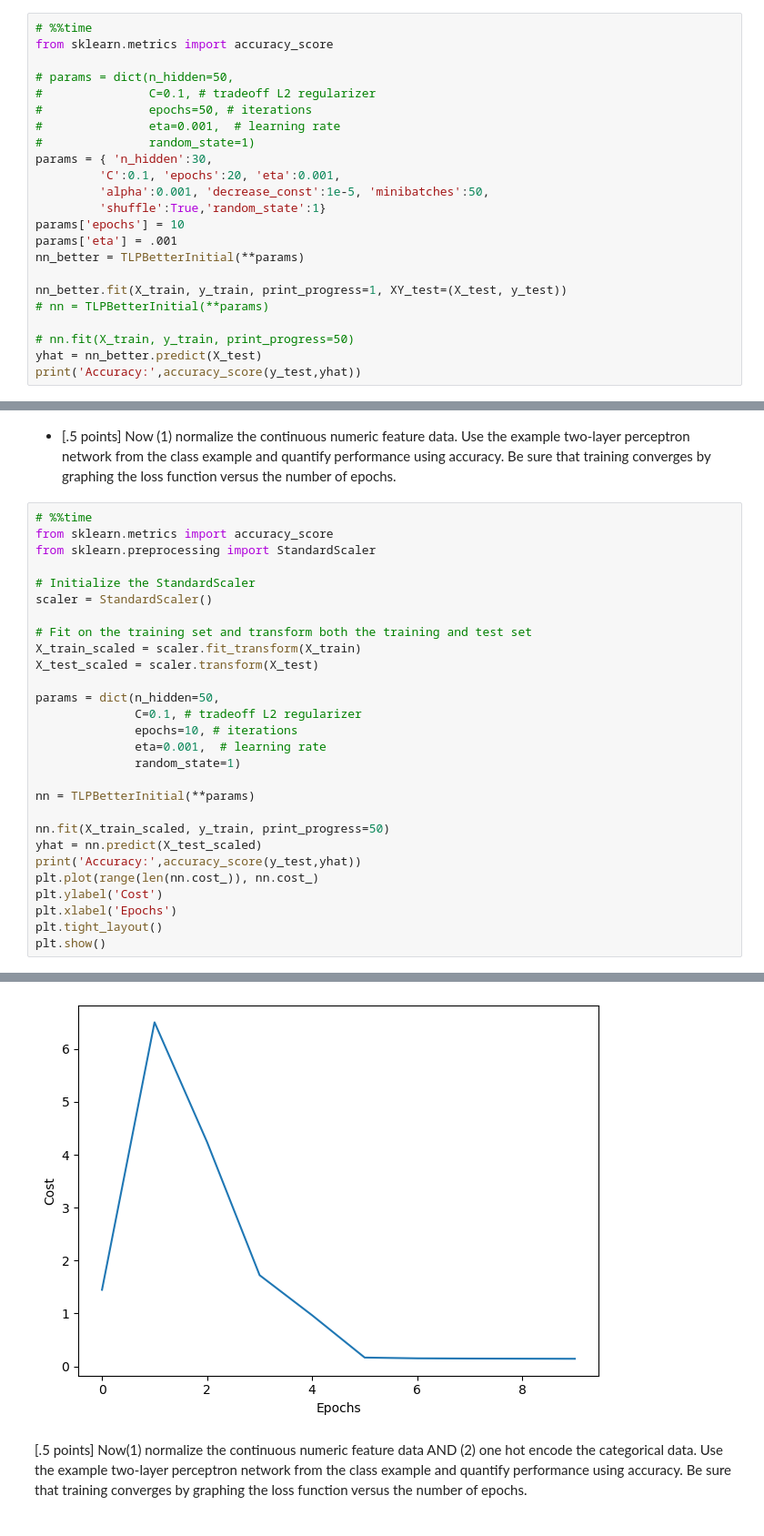
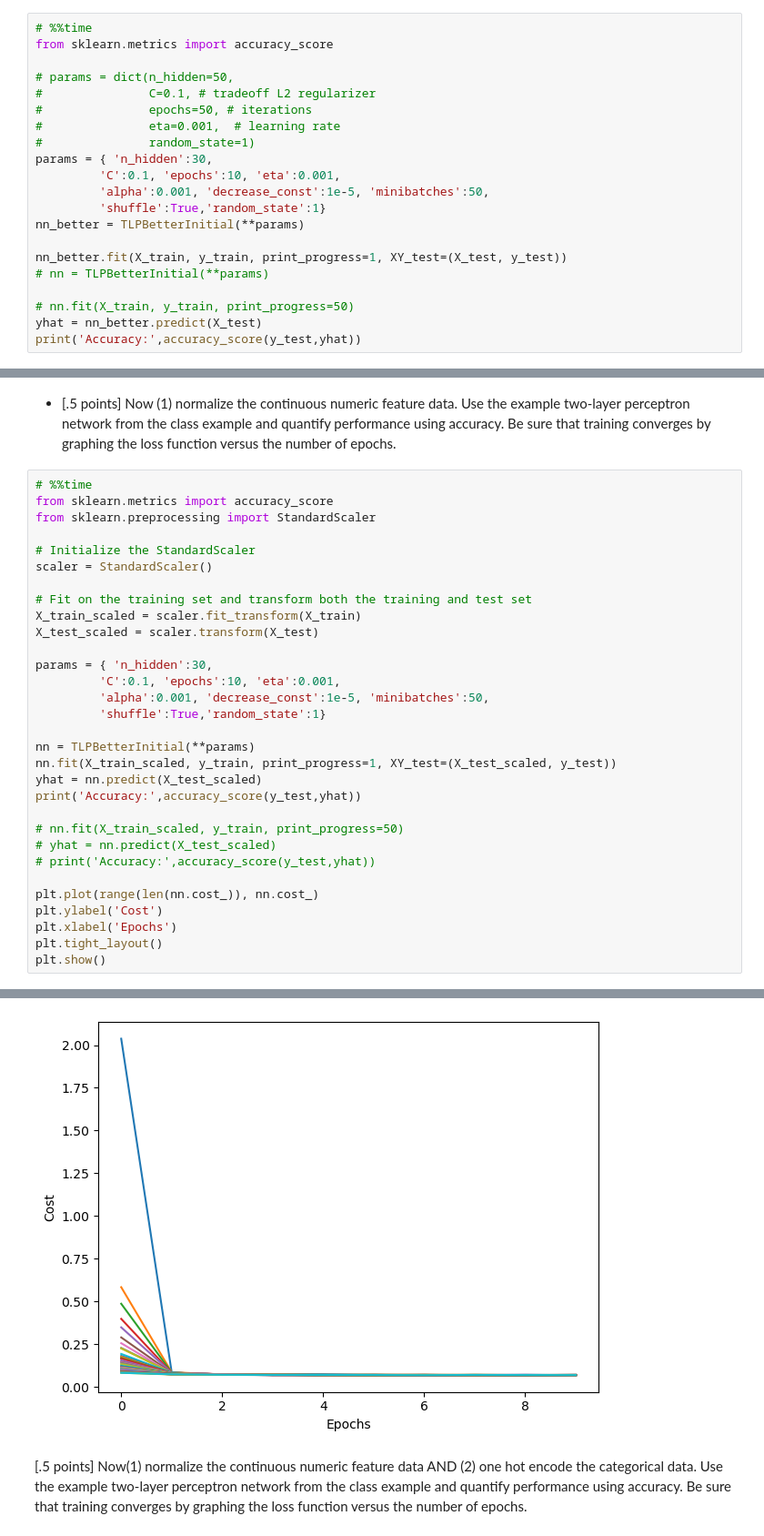
Before and after one commit to Jadonsw123/Lab4MultiLayerPerceptron, a Jupyter notebook: lab4.ipynb, the cells around one changed output, grey strips where cells are left out. Shown at 91% size. Saved outputs shown, nothing was run; the diff lists cells and outputs as text.

```diff
--- a/lab4.ipynb
+++ b/lab4.ipynb
@@ -657,11 +541,9 @@ from sklearn.metrics import accuracy_score
 #               eta=0.001,  # learning rate
 #               random_state=1)
 params = { 'n_hidden':30,
-         'C':0.1, 'epochs':20, 'eta':0.001,
+         'C':0.1, 'epochs':10, 'eta':0.001,
          'alpha':0.001, 'decrease_const':1e-5, 'minibatches':50,
          'shuffle':True,'random_state':1}
-params['epochs'] = 10
-params['eta'] = .001
 nn_better = TLPBetterInitial(**params)
 
 nn_better.fit(X_train, y_train, print_progress=1, XY_test=(X_test, y_test))
@@ -727,17 +621,20 @@ scaler = StandardScaler()
 X_train_scaled = scaler.fit_transform(X_train)
 X_test_scaled = scaler.transform(X_test)
 
-params = dict(n_hidden=50,
-              C=0.1, # tradeoff L2 regularizer
-              epochs=10, # iterations
-              eta=0.001,  # learning rate
-              random_state=1)
+params = { 'n_hidden':30,
+         'C':0.1, 'epochs':10, 'eta':0.001,
+         'alpha':0.001, 'decrease_const':1e-5, 'minibatches':50,
+         'shuffle':True,'random_state':1}
 
 nn = TLPBetterInitial(**params)
-
-nn.fit(X_train_scaled, y_train, print_progress=50)
+nn.fit(X_train_scaled, y_train, print_progress=1, XY_test=(X_test_scaled, y_test))
 yhat = nn.predict(X_test_scaled)
 print('Accuracy:',accuracy_score(y_test,yhat))
+
+# nn.fit(X_train_scaled, y_train, print_progress=50)
+# yhat = nn.predict(X_test_scaled)
+# print('Accuracy:',accuracy_score(y_test,yhat))
+
 plt.plot(range(len(nn.cost_)), nn.cost_)
 plt.ylabel('Cost')
 plt.xlabel('Epochs')
@@ -748,4 +646,4 @@ Accuracy: 0.9975
-[figure, old version]
+[figure, new version]
 # %% [markdown]
 [.5 points] Now(1) normalize the continuous numeric feature data AND (2) one hot encode the categorical data. Use the example two-layer perceptron network from the class example and quantify performance using accuracy. Be sure that training converges by graphing the loss function versus the number of epochs.
 # %%
```
Also changed, not shown: parts of 15 cells of this notebook.
